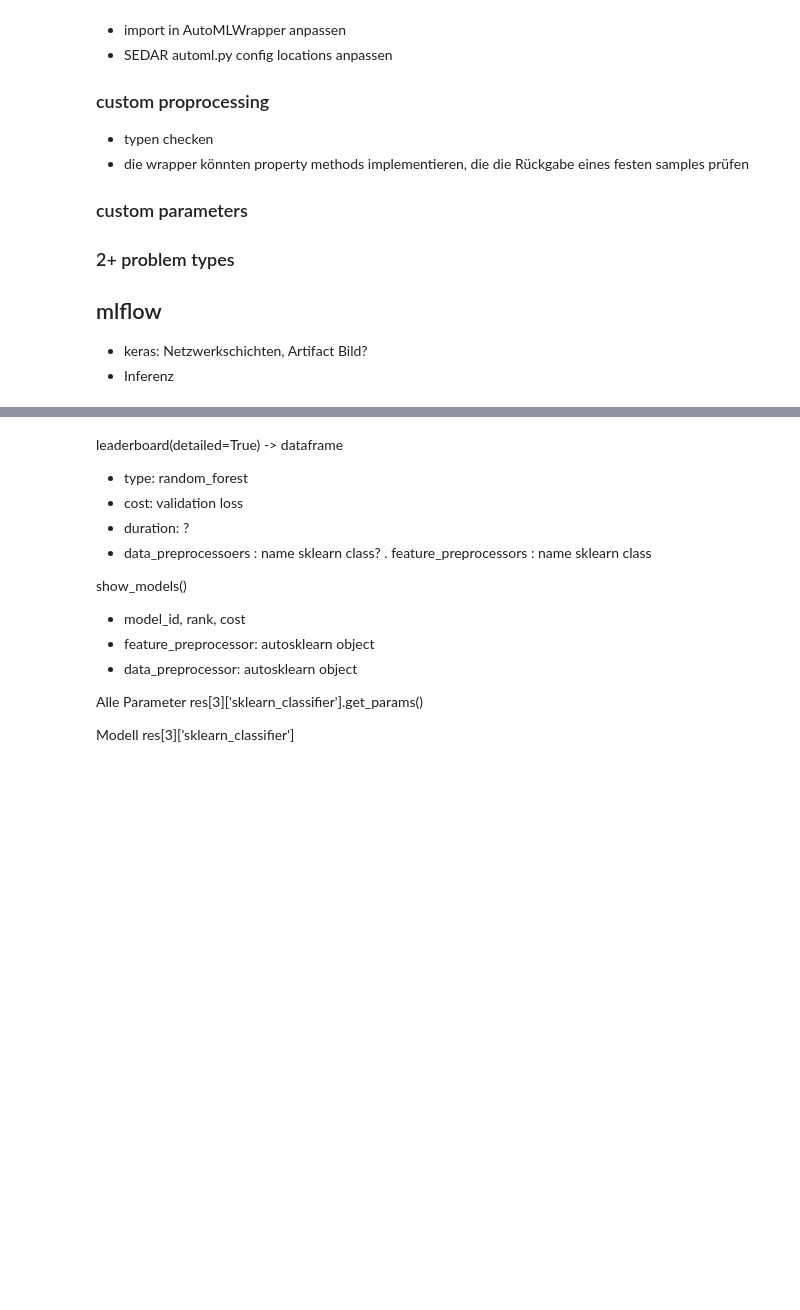
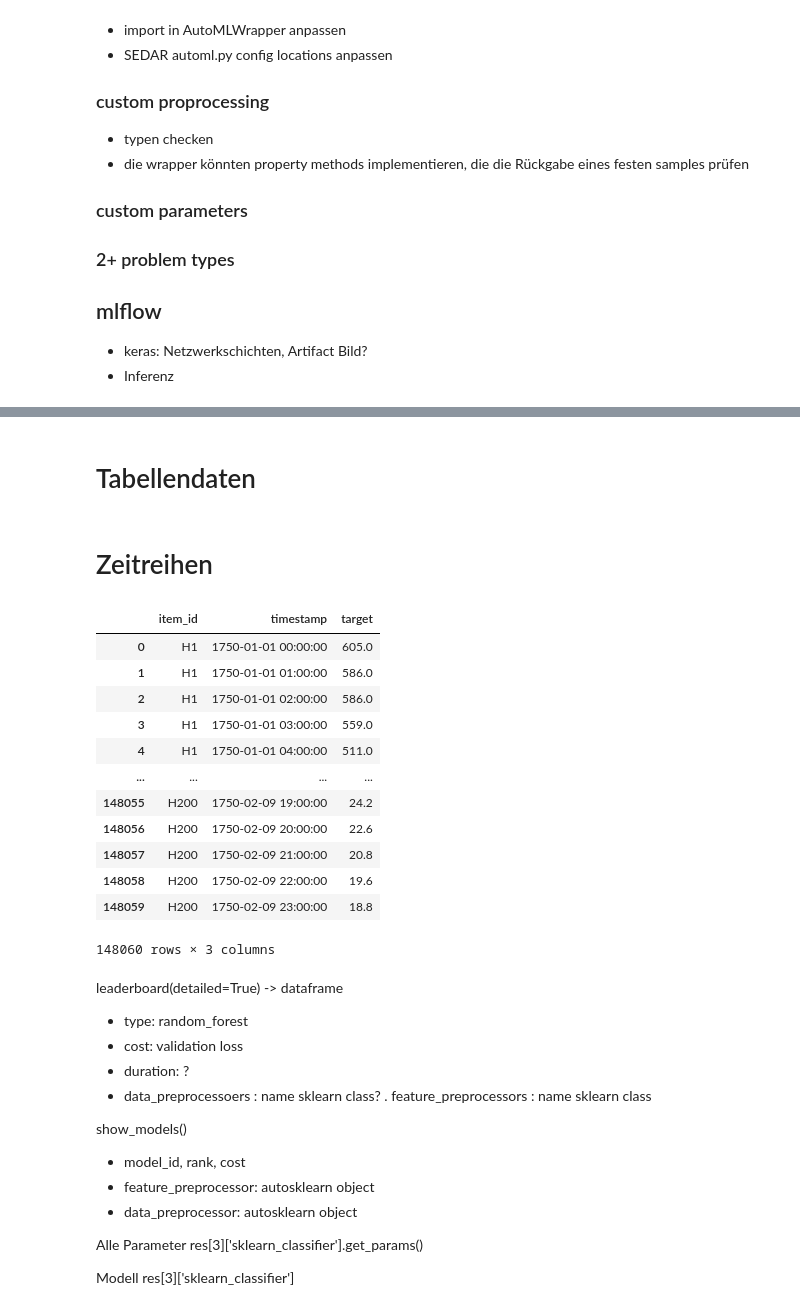
Before and after one commit to mibbels/automlwrapper, a Jupyter notebook: test.ipynb, the cells around one changed output, grey strips where cells are left out. Cells and saved outputs as stored; diff of their text form; code cells hidden in the pictures; blank space fills up the shorter version.

Commit message:
test timeseries

```diff
--- a/test.ipynb
+++ b/test.ipynb
@@ -221,0 +102,2 @@ Name: image, dtype: object
+# %% [markdown]
+# Tabellendaten
@@ -221,0 +106,20 @@ Name: image, dtype: object
+# %% [markdown]
+# Zeitreihen
+# %%
+df_m4 = pd.read_csv("https://autogluon.s3.amazonaws.com/datasets/timeseries/m4_hourly_subset/train.csv")
+# %%
+df_m4
+# %% [output]
+|  | item_id | timestamp | target |
+| 0 | H1 | 1750-01-01 00:00:00 | 605.0 |
+| 1 | H1 | 1750-01-01 01:00:00 | 586.0 |
+| 2 | H1 | 1750-01-01 02:00:00 | 586.0 |
+| 3 | H1 | 1750-01-01 03:00:00 | 559.0 |
+| 4 | H1 | 1750-01-01 04:00:00 | 511.0 |
+| ... | ... | ... | ... |
+| 148055 | H200 | 1750-02-09 19:00:00 | 24.2 |
+| 148056 | H200 | 1750-02-09 20:00:00 | 22.6 |
+| 148057 | H200 | 1750-02-09 21:00:00 | 20.8 |
+| 148058 | H200 | 1750-02-09 22:00:00 | 19.6 |
+| 148059 | H200 | 1750-02-09 23:00:00 | 18.8 |
+148060 rows × 3 columns
```
Also changed, not shown: parts of 24 cells of this notebook, 1 other file.
